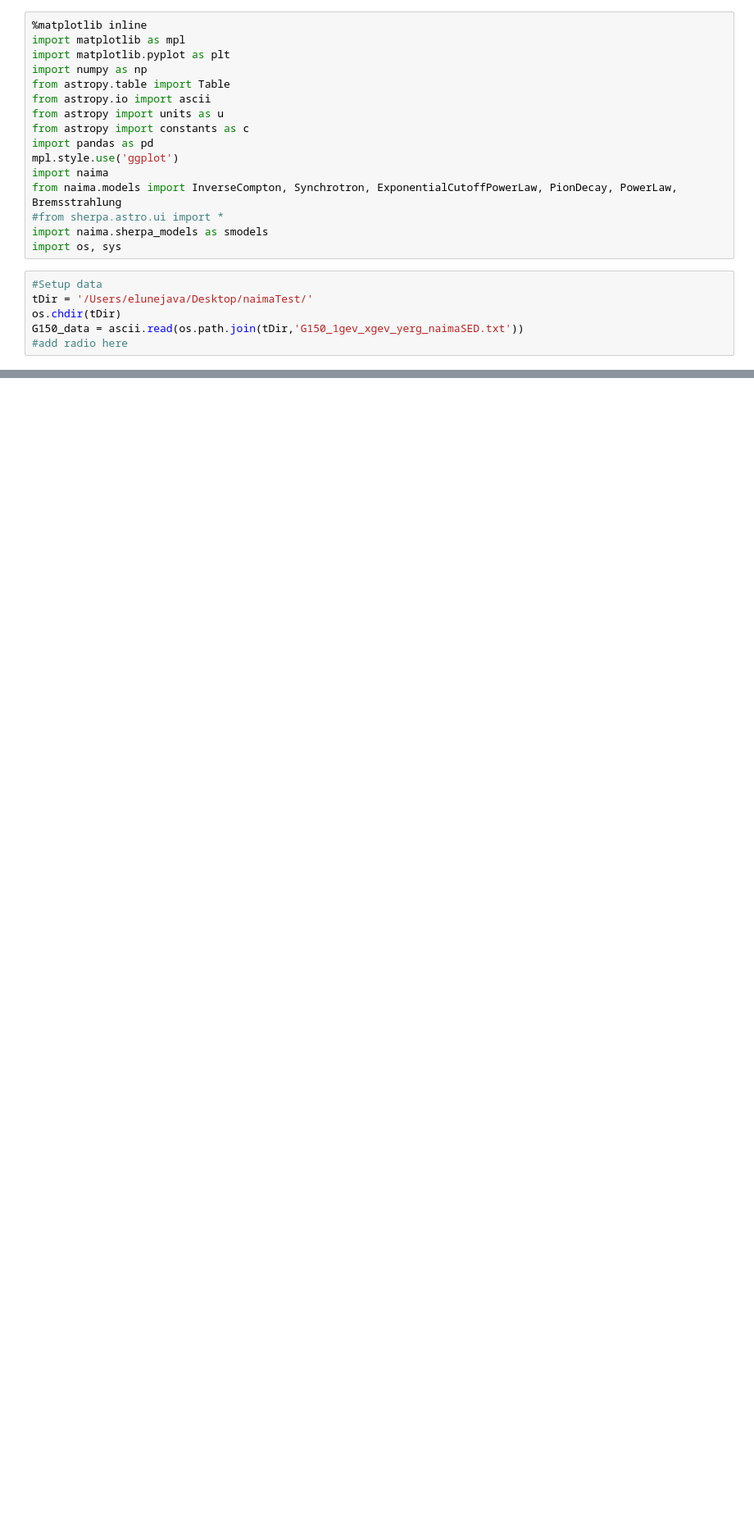
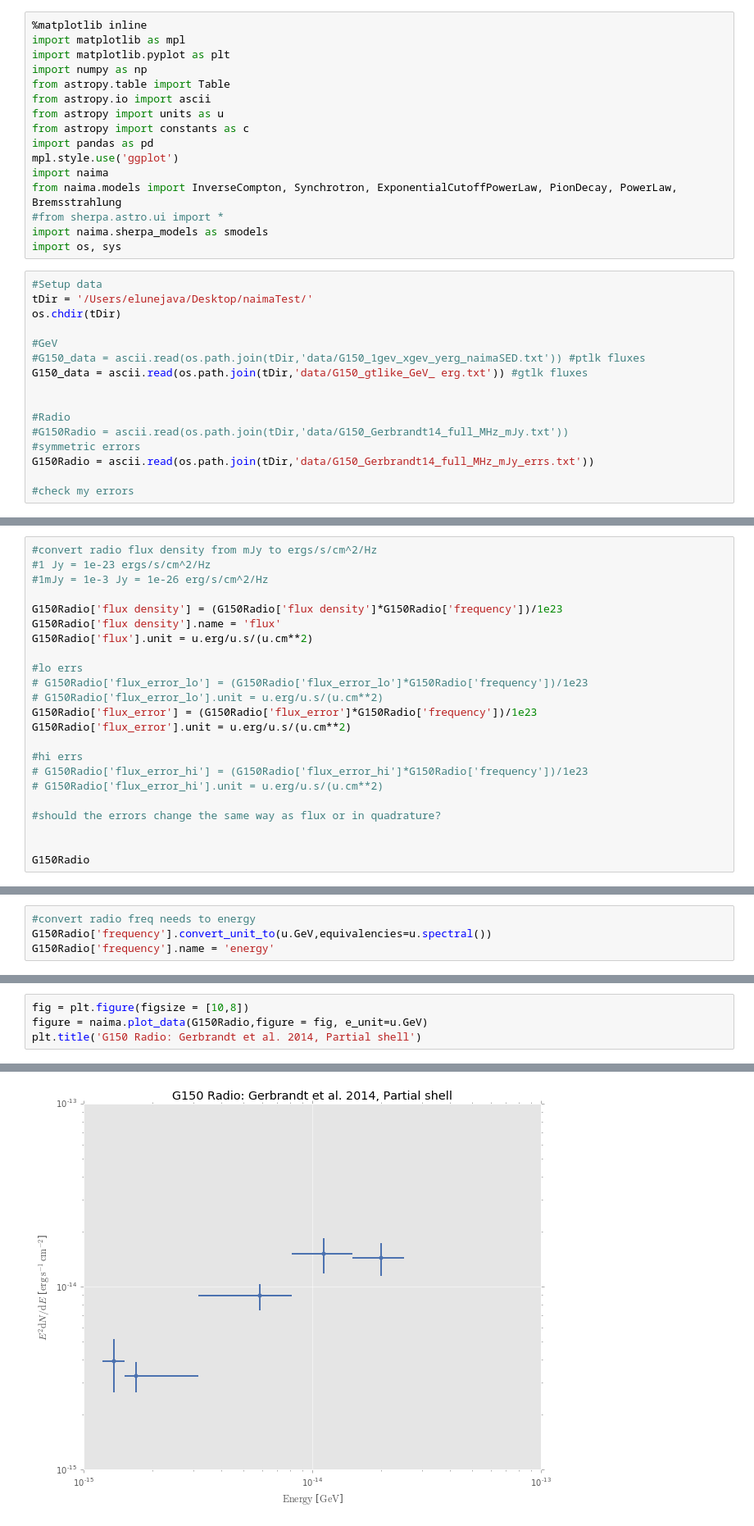
Before and after one commit to bbw7561135/ipynbs, a Jupyter notebook: naima_G150_tests.ipynb, the cells around one changed output, grey strips where cells are left out. Shown: that part at 82% size. Saved outputs shown, nothing was run; the diff lists cells and outputs as text; blank space fills up the shorter version.

```diff
--- a/namia_G150_tests.ipynb
+++ b/naima_G150_tests.ipynb
@@ -39,5 +39,15 @@ import os, sys
 #Setup data
 tDir = '/Users/elunejava/Desktop/naimaTest/'
 os.chdir(tDir)
-G150_data = ascii.read(os.path.join(tDir,'G150_1gev_xgev_yerg_naimaSED.txt'))
-#add radio here
+
+#GeV
+#G150_data = ascii.read(os.path.join(tDir,'data/G150_1gev_xgev_yerg_naimaSED.txt')) #ptlk fluxes
+G150_data = ascii.read(os.path.join(tDir,'data/G150_gtlike_GeV_ erg.txt')) #gtlk fluxes
+
+
+#Radio
+#G150Radio = ascii.read(os.path.join(tDir,'data/G150_Gerbrandt14_full_MHz_mJy.txt'))
+#symmetric errors
+G150Radio = ascii.read(os.path.join(tDir,'data/G150_Gerbrandt14_full_MHz_mJy_errs.txt'))
+
+#check my errors
@@ -43,0 +87,23 @@ G150_data = ascii.read(os.path.join(tDir,'G150_1gev_xgev_yerg_naimaSED.txt'))
+# %%
+#convert radio flux density from mJy to ergs/s/cm^2/Hz
+#1 Jy = 1e-23 ergs/s/cm^2/Hz
+#1mJy = 1e-3 Jy = 1e-26 erg/s/cm^2/Hz
+
+G150Radio['flux density'] = (G150Radio['flux density']*G150Radio['frequency'])/1e23
+G150Radio['flux density'].name = 'flux'
+G150Radio['flux'].unit = u.erg/u.s/(u.cm**2)
+
+#lo errs
+# G150Radio['flux_error_lo'] = (G150Radio['flux_error_lo']*G150Radio['frequency'])/1e23
+# G150Radio['flux_error_lo'].unit = u.erg/u.s/(u.cm**2)
+G150Radio['flux_error'] = (G150Radio['flux_error']*G150Radio['frequency'])/1e23
+G150Radio['flux_error'].unit = u.erg/u.s/(u.cm**2)
+
+#hi errs
+# G150Radio['flux_error_hi'] = (G150Radio['flux_error_hi']*G150Radio['frequency'])/1e23
+# G150Radio['flux_error_hi'].unit = u.erg/u.s/(u.cm**2)
+
+#should the errors change the same way as flux or in quadrature?
+
+
+G150Radio
@@ -43,0 +120,4 @@ G150_data = ascii.read(os.path.join(tDir,'G150_1gev_xgev_yerg_naimaSED.txt'))
+# %%
+#convert radio freq needs to energy
+G150Radio['frequency'].convert_unit_to(u.GeV,equivalencies=u.spectral())
+G150Radio['frequency'].name = 'energy'
@@ -43,0 +158,5 @@ G150_data = ascii.read(os.path.join(tDir,'G150_1gev_xgev_yerg_naimaSED.txt'))
+# %%
+fig = plt.figure(figsize = [10,8])
+figure = naima.plot_data(G150Radio,figure = fig, e_unit=u.GeV)
+plt.title('G150 Radio: Gerbrandt et al. 2014, Partial shell')
+# %% [output]
@@ -43,0 +164 @@ G150_data = ascii.read(os.path.join(tDir,'G150_1gev_xgev_yerg_naimaSED.txt'))
+[figure, added]
```
Also changed, not shown: parts of 25 cells of this notebook.
